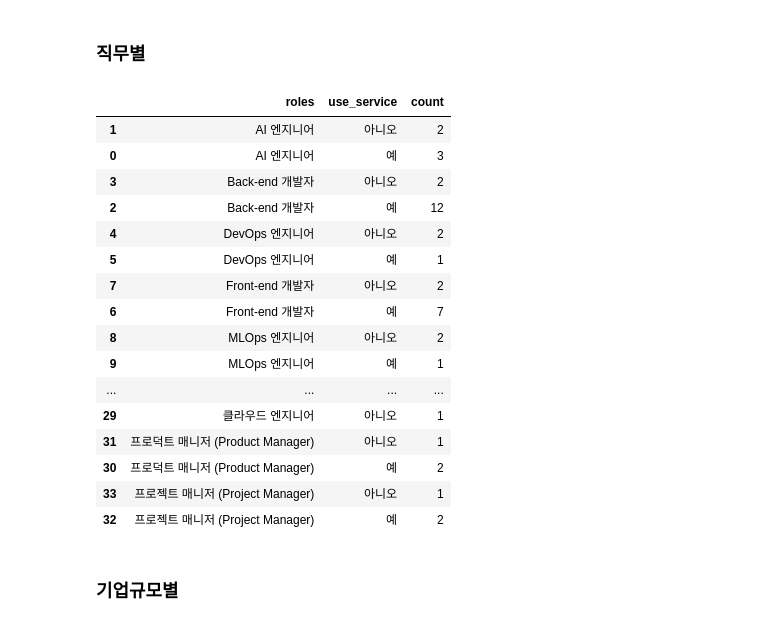
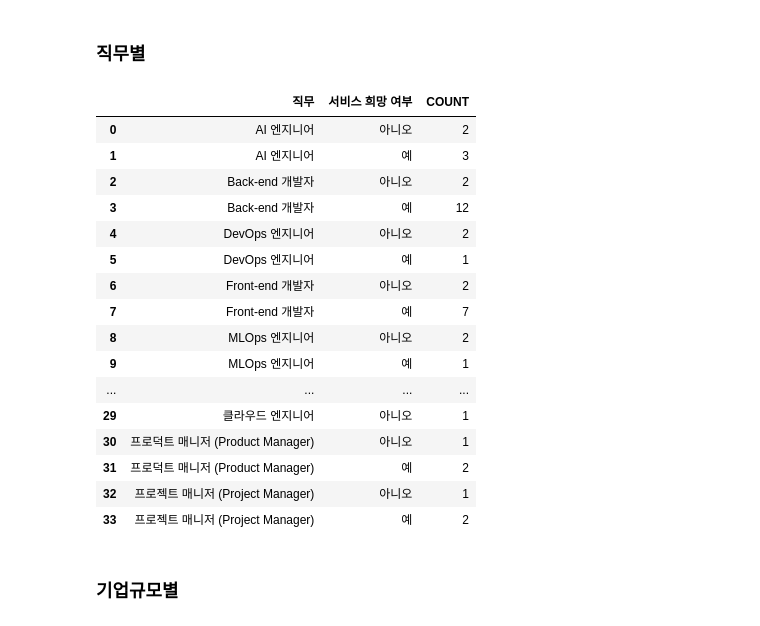
Before and after one commit to YoonseokChoi/EdTech, a Jupyter notebook: Ideathon/구글폼 분석.ipynb, the cells around one changed output. Saved outputs shown, nothing was run; the diff lists cells and outputs as text; code cells hidden in the pictures.

```diff
--- a/Ideathon/구글폼 분석.ipynb
+++ b/Ideathon/구글폼 분석.ipynb
@@ -124,0 +131,5 @@ df.head()
+# %%
+df['col1'] = df.apply(
+    lambda row: '어려움을 겪지 않음' if row['issues_with_non_dev'] == '어려움을 겪지 않는다.' or row['issues_with_dev'] == '어려움을 겪지 않는다.' else '어려움을 겪음',
+    axis=1
+)
@@ -183,26 +291,27 @@ get_WordCloud(df1, "issues_with_dev", 'test')
 # %%
 df1 = df.assign(roles=df["roles"].str.split(";")).explode("roles")
 df1 = round(df1.groupby('roles')['use_service'].value_counts().reset_index(),2)
 df1 = df1.sort_values(by = ['roles','use_service'])
-df1
+df1.columns = ['직무', '서비스 희망 여부', 'COUNT']
+df1.reset_index(drop=True)
 # %% [output]
-|  | roles | use_service | count |
-| 1 | AI 엔지니어 | 아니오 | 2 |
-| 0 | AI 엔지니어 | 예 | 3 |
-| 3 | Back-end 개발자 | 아니오 | 2 |
-| 2 | Back-end 개발자 | 예 | 12 |
+|  | 직무 | 서비스 희망 여부 | COUNT |
+| 0 | AI 엔지니어 | 아니오 | 2 |
+| 1 | AI 엔지니어 | 예 | 3 |
+| 2 | Back-end 개발자 | 아니오 | 2 |
+| 3 | Back-end 개발자 | 예 | 12 |
 | 4 | DevOps 엔지니어 | 아니오 | 2 |
 | 5 | DevOps 엔지니어 | 예 | 1 |
-| 7 | Front-end 개발자 | 아니오 | 2 |
-| 6 | Front-end 개발자 | 예 | 7 |
+| 6 | Front-end 개발자 | 아니오 | 2 |
+| 7 | Front-end 개발자 | 예 | 7 |
 | 8 | MLOps 엔지니어 | 아니오 | 2 |
 | 9 | MLOps 엔지니어 | 예 | 1 |
 | ... | ... | ... | ... |
 | 29 | 클라우드 엔지니어 | 아니오 | 1 |
-| 31 | 프로덕트 매니저 (Product Manager) | 아니오 | 1 |
-| 30 | 프로덕트 매니저 (Product Manager) | 예 | 2 |
-| 33 | 프로젝트 매니저 (Project Manager) | 아니오 | 1 |
-| 32 | 프로젝트 매니저 (Project Manager) | 예 | 2 |
+| 30 | 프로덕트 매니저 (Product Manager) | 아니오 | 1 |
+| 31 | 프로덕트 매니저 (Product Manager) | 예 | 2 |
+| 32 | 프로젝트 매니저 (Project Manager) | 아니오 | 1 |
+| 33 | 프로젝트 매니저 (Project Manager) | 예 | 2 |
 # %%
 # fig, ax = plt.subplots(figsize=(10,5))
 # _=sns.barplot(
```
Also changed, not shown: parts of 12 cells of this notebook, 15 other files.
